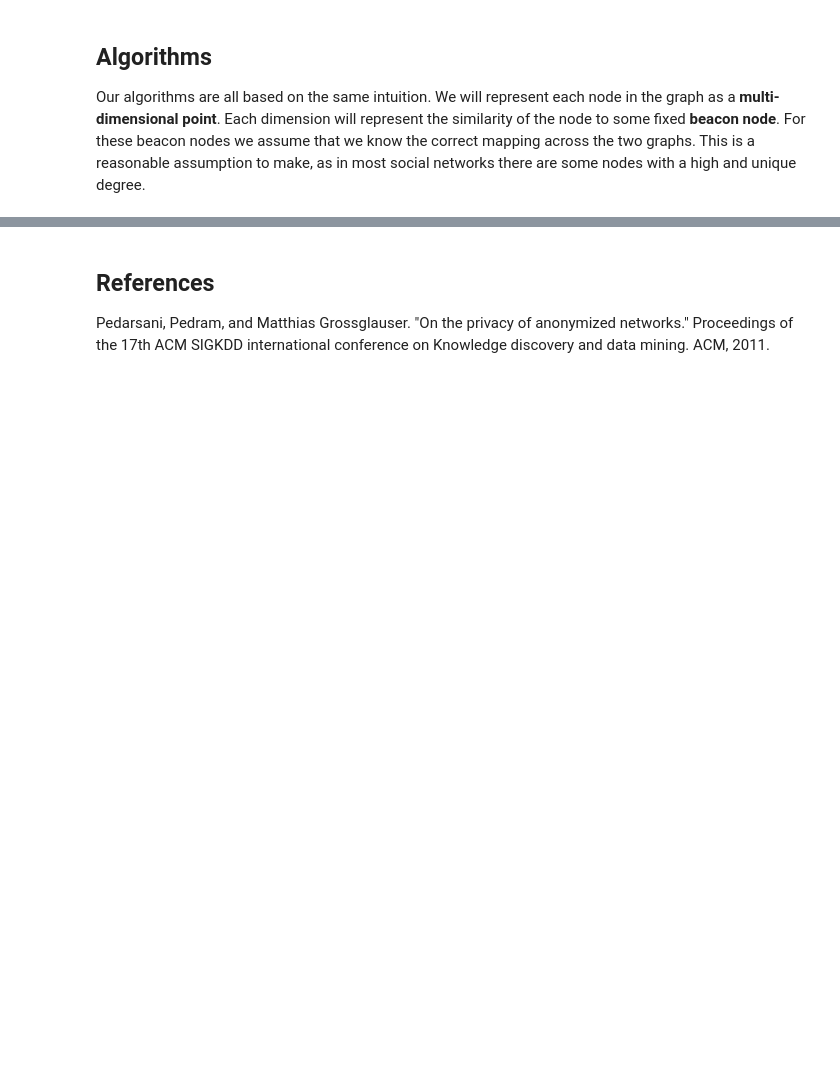
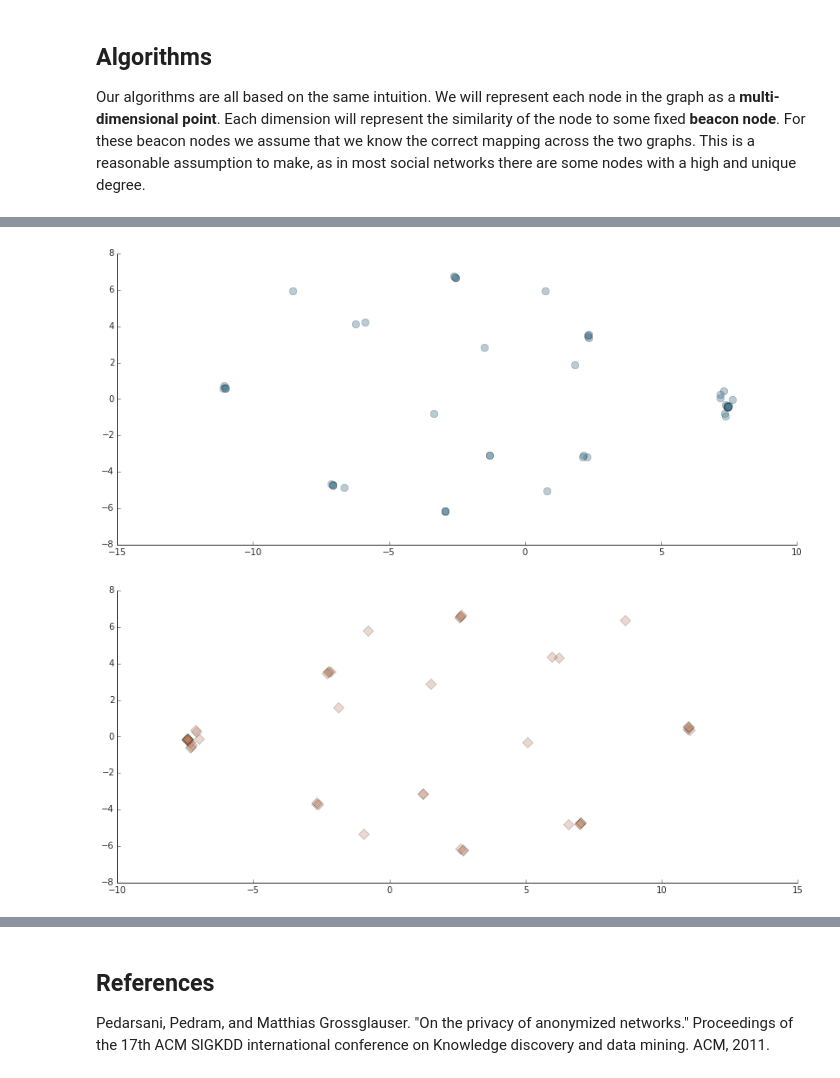
Before and after one commit to harrymvr/graph-isomorphism, a Jupyter notebook: graph-isomorphisms.ipynb, the cells around one changed output, grey strips where cells are left out. Saved outputs shown, nothing was run; the diff lists cells and outputs as text; code cells hidden in the pictures; blank space fills up the shorter version.

Commit message:
shortest path distance, clustering, no explanation

```diff
--- a/graph-isomorphisms.ipynb
+++ b/graph-isomorphisms.ipynb
@@ -74,0 +139,37 @@ nx.draw_networkx_edges(G, pos, width=2, alpha=0.3)
+# %%
+def shortest_path_project(G, beacons):
+    projection = np.zeros((G.number_of_nodes(), len(beacons)))
+    for i,beacon in enumerate(beacons):
+        lengths = nx.shortest_path_length(G, source=beacon)
+        for j,node in enumerate(lengths):
+            projection[j][i] = lengths[node]
+    return projection
+# %%
+p1 = shortest_path_project(G1,beacons_G1)
+p2 = shortest_path_project(G2,beacons_G2)
+# %%
+from sklearn.manifold import Isomap
+from sklearn.metrics.pairwise import euclidean_distances
+def mds_project(p):
+    pairwise_distances = euclidean_distances(p)
+    # Add noise to the similarities
+    n_samples = p.shape[0]
+    noise = np.random.rand(n_samples, n_samples) * 0.1
+    noise = noise + noise.T
+    noise[np.arange(noise.shape[0]), np.arange(noise.shape[0])] = 0
+    pairwise_distances += noise
+    return Isomap(n_neighbors=10, n_components=2 ).fit_transform(pairwise_distances)
+
+
+mds1 = mds_project(p1)
+mds2 = mds_project(p2)
+ax = plt.subplot(111)
+ax.plot(mds1[:, 0], mds1[:, 1], 'o', alpha = 0.4, markersize=8, c='#4b809c')
+remove_border(ax)
+plt.figure()
+ax = plt.subplot(111)
+ax.plot(mds2[:, 0], mds2[:, 1], 'D', alpha = 0.3, markersize=8, c='#ba7c5a')
+remove_border(ax)
+# %% [output]
+[figure, added]
+[figure, added]
```
Also changed, not shown: parts of 10 cells of this notebook.
